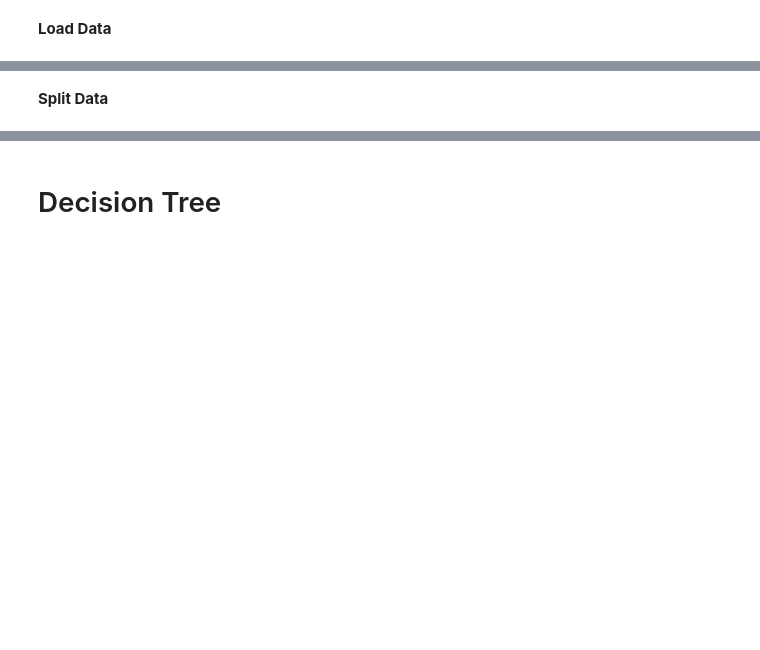
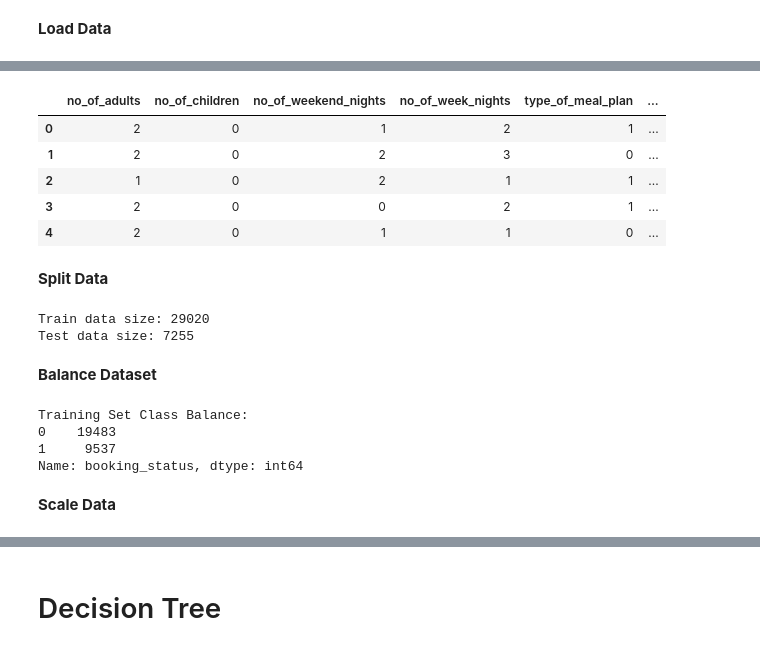
Before and after one commit to naralakamsani/supervised_learning, a Jupyter notebook: reservation_retention.ipynb, the cells around one changed output, grey strips where cells are left out. Cells and saved outputs as stored; diff of their text form; code cells hidden in the pictures; blank space fills up the shorter version.

```diff
--- a/reservation_retention.ipynb
+++ b/reservation_retention.ipynb
@@ -22,3 +27,2 @@ from sklearn.tree import DecisionTreeClassifier
 # %%
-data = pd.read_csv("/content/drive/MyDrive/CS7641/Data/Hotel_Reservations/Hotel Reservations.csv")
-data.head()
+df = pd.read_csv("/content/drive/MyDrive/CS7641/Data/Hotel_Reservations/Hotel Reservations.csv")
@@ -46,2 +40,35 @@ data.describe()
+# %%
+df = df.drop(columns=["Booking_ID"])
+
+df['booking_status'].replace('Not_Canceled', 0, inplace=True)
+df['booking_status'].replace('Canceled', 1, inplace=True)
+
+df['type_of_meal_plan'].replace('Not Selected', 0, inplace=True)
+df['type_of_meal_plan'].replace('Meal Plan 1', 1, inplace=True)
+df['type_of_meal_plan'].replace('Meal Plan 2', 2, inplace=True)
+df['type_of_meal_plan'].replace('Meal Plan 3', 3, inplace=True)
+
+df['room_type_reserved'].replace('Room_Type 1', 1, inplace=True)
+df['room_type_reserved'].replace('Room_Type 2', 2, inplace=True)
+df['room_type_reserved'].replace('Room_Type 3', 3, inplace=True)
+df['room_type_reserved'].replace('Room_Type 4', 4, inplace=True)
+df['room_type_reserved'].replace('Room_Type 5', 5, inplace=True)
+df['room_type_reserved'].replace('Room_Type 6', 6, inplace=True)
+df['room_type_reserved'].replace('Room_Type 7', 7, inplace=True)
+
+df['market_segment_type'].replace('Offline', 0, inplace=True)
+df['market_segment_type'].replace('Online', 1, inplace=True)
+df['market_segment_type'].replace('Corporate', 2, inplace=True)
+df['market_segment_type'].replace('Aviation', 3, inplace=True)
+df['market_segment_type'].replace('Complementary', 4, inplace=True)
+# %%
+df.head()
+# %% [output]
+|  | no_of_adults | no_of_children | no_of_weekend_nights | no_of_week_nights | type_of_meal_plan | ... |
+| 0 | 2 | 0 | 1 | 2 | 1 | ... |
+| 1 | 2 | 0 | 2 | 3 | 0 | ... |
+| 2 | 1 | 0 | 2 | 1 | 1 | ... |
+| 3 | 2 | 0 | 0 | 2 | 1 | ... |
+| 4 | 2 | 0 | 1 | 1 | 0 | ... |
 # %% [markdown]
 **Split Data**
@@ -47,0 +77,8 @@ data.describe()
+# %%
+print("Train data size:", len(x_train))
+print("Test data size:", len(x_test))
+# %% [output]
+Train data size: 29020
+Test data size: 7255
+# %% [markdown]
+**Balance Dataset**
@@ -47,0 +88,10 @@ data.describe()
+# %%
+print('Training Set Class Balance:')
+print(y_train.value_counts())
+# %% [output]
+Training Set Class Balance:
+0    19483
+1     9537
+Name: booking_status, dtype: int64
+# %% [markdown]
+**Scale Data**
```
Also changed, not shown: parts of 12 cells of this notebook.
